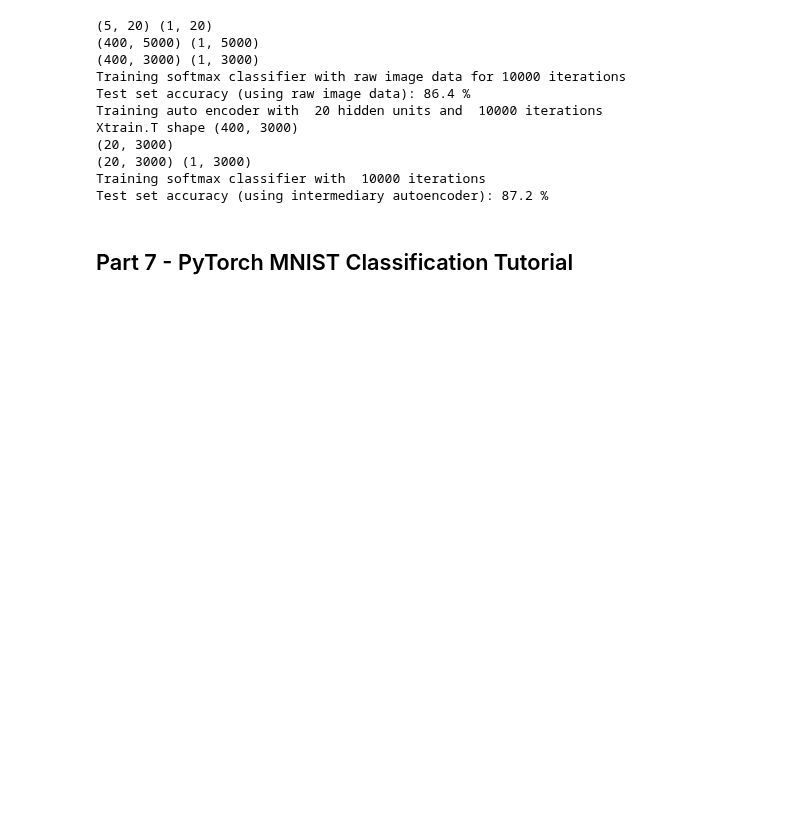
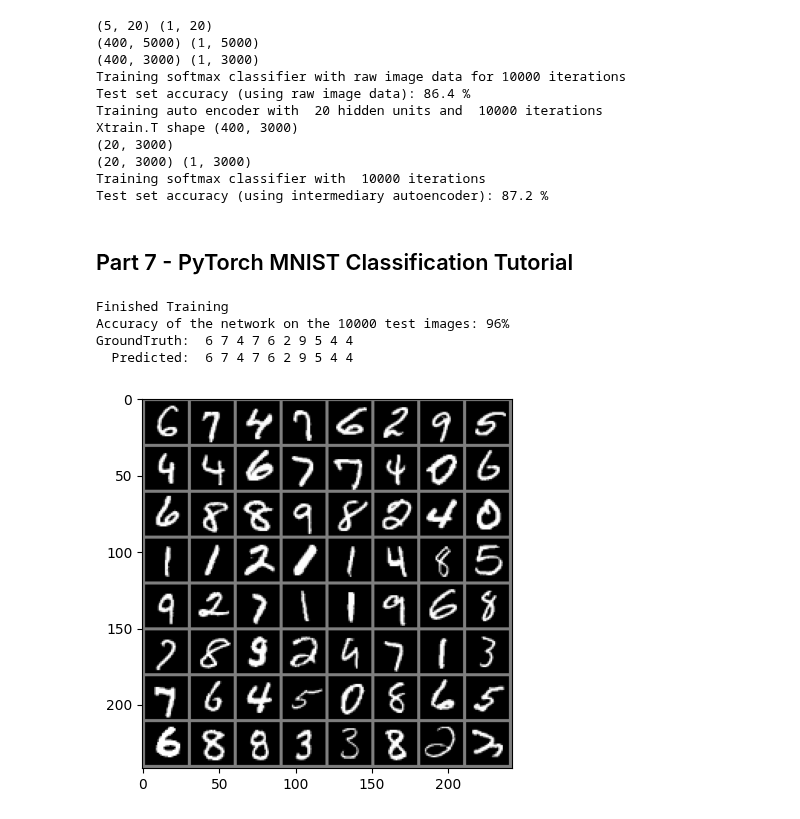
Before and after one commit to Mormert/MachineLearningLabs, a Jupyter notebook: lab3/python/lab3.ipynb, the cells around one changed output. Cells and saved outputs as stored; diff of their text form; code cells hidden in the pictures; blank space fills up the shorter version.

```diff
--- a/lab3/python/lab3.ipynb
+++ b/lab3/python/lab3.ipynb
@@ -709,6 +709,9 @@ class Net(nn.Module):
         # =============== Your code here ============================
         # Define your layers here with nn.Linear (optional: Try nn.Conv2d for a CNN)
 
+        self.layer1 = nn.Linear(28*28, 35)
+        self.layer2 = nn.Linear(35, 10)
+
         # ========================================================
 
     def forward(self, x):
@@ -717,6 +720,9 @@ class Net(nn.Module):
         # =============== Your code here ==========================
         # Choose the activations functions here for example torch.sigmoid or torch.relu
         # and use the previously defined layers above
+
+        x = torch.sigmoid(self.layer1(x))
+        x = self.layer2(x)
 
         # ========================================================
         return x
@@ -750,30 +756,36 @@ with torch.no_grad():
     for data in testloader:
         images, labels = data
         outputs = net(images)
         _, predicted = torch.max(outputs.data, 1)
         total += labels.size(0)
         correct += (predicted == labels).sum().item()
 
 print(f'Accuracy of the network on the 10000 test images: {100 * correct // total}%')
 # Optional: Visualize some predictions
 # This will display images along with predicted and true labels.
 import numpy as np
 dataiter = iter(testloader)
 images, labels = next(dataiter)
 
 # Function to show an image
 def imshow(img):
     img = img / 2 + 0.5  # Unnormalize the image
     npimg = img.numpy()
     plt.imshow(np.transpose(npimg, (1, 2, 0)))  # Convert from Tensor image
 
 # Show images
 imshow(torchvision.utils.make_grid(images))
 print('GroundTruth: ', ' '.join(f'{labels[j].item()}' for j in range(10)))
 
 # Get predictions
 outputs = net(images.view(-1, 28*28))  # Reshape images to match the input shape of the network
 _, predicted = torch.max(outputs, 1)
 
 print('  Predicted: ', ' '.join(f'{predicted[j].item()}'
                               for j in range(10)))
+# %% [output]
+Finished Training
+Accuracy of the network on the 10000 test images: 96%
+GroundTruth:  6 7 4 7 6 2 9 5 4 4
+  Predicted:  6 7 4 7 6 2 9 5 4 4
+[figure, added]
```
